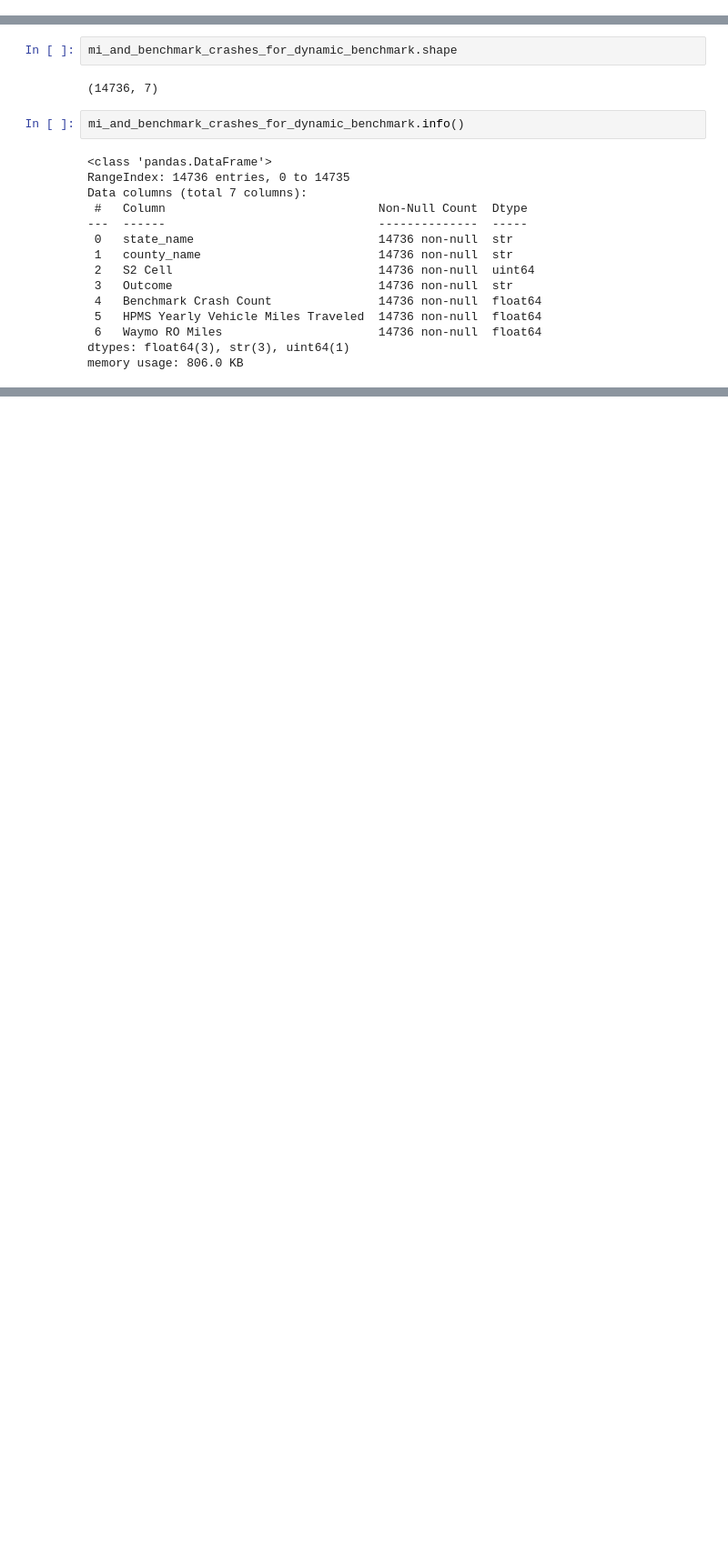
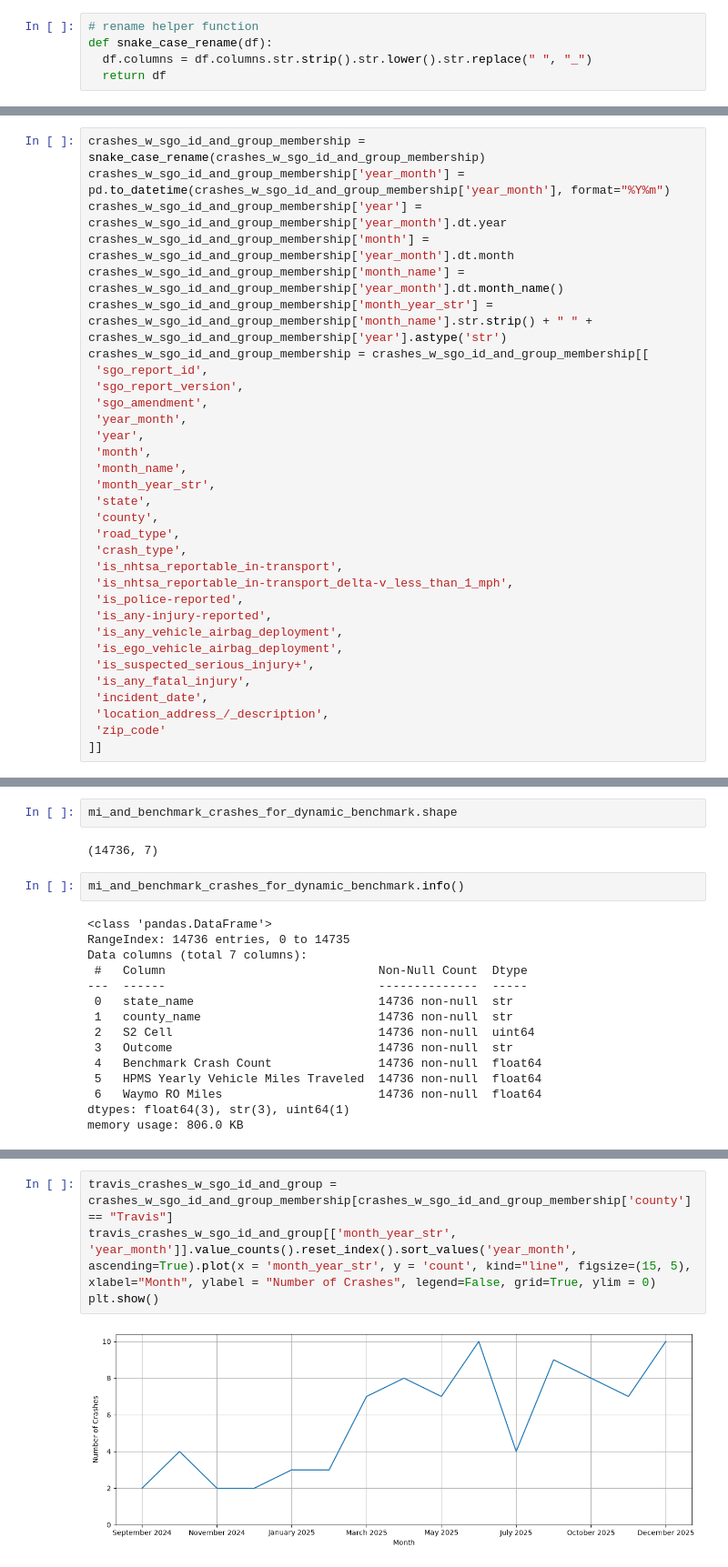
Before and after one commit to DiegoTorrealba/waymo-crashes, a Jupyter notebook: notebooks/data-exploration.ipynb, the cells around one changed output, grey strips where cells are left out. Shown at 91% size. Saved outputs shown, nothing was run; the diff lists cells and outputs as text; blank space fills up the shorter version.

```diff
--- a/notebooks/data-exploration.ipynb
+++ b/notebooks/data-exploration.ipynb
@@ -13,6 +13,11 @@ Read about where I found the data in the README.
 import numpy as np
 import pandas as pd
 import matplotlib.pyplot as plt
+# %%
+# rename helper function
+def snake_case_rename(df):
+  df.columns = df.columns.str.strip().str.lower().str.replace(" ", "_")
+  return df
 # %%
 ro_mi_per_location = pd.read_csv("../data/raw/csv1-RO-Miles-per-Location.csv")
 ro_mi_per_location = ro_mi_per_location[ro_mi_per_location['County Name'] != "All Locations (mileage blended)"] # get rid of aggregate row
@@ -84,3 +120,35 @@ Data columns (total 19 columns):
  18  Zip Code                                                  1390 non-null   str
 dtypes: bool(8), float64(1), int64(1), str(9)
 memory usage: 130.4 KB
+# %%
+crashes_w_sgo_id_and_group_membership = snake_case_rename(crashes_w_sgo_id_and_group_membership)
+crashes_w_sgo_id_and_group_membership['year_month'] = pd.to_datetime(crashes_w_sgo_id_and_group_membership['year_month'], format="%Y%m")
+crashes_w_sgo_id_and_group_membership['year'] = crashes_w_sgo_id_and_group_membership['year_month'].dt.year
+crashes_w_sgo_id_and_group_membership['month'] = crashes_w_sgo_id_and_group_membership['year_month'].dt.month
+crashes_w_sgo_id_and_group_membership['month_name'] = crashes_w_sgo_id_and_group_membership['year_month'].dt.month_name()
+crashes_w_sgo_id_and_group_membership['month_year_str'] = crashes_w_sgo_id_and_group_membership['month_name'].str.strip() + " " + crashes_w_sgo_id_and_group_membership['year'].astype('str')
+crashes_w_sgo_id_and_group_membership = crashes_w_sgo_id_and_group_membership[[
+ 'sgo_report_id',
+ 'sgo_report_version',
+ 'sgo_amendment',
+ 'year_month',
+ 'year',
+ 'month',
+ 'month_name',
+ 'month_year_str',
+ 'state',
+ 'county',
+ 'road_type',
+ 'crash_type',
+ 'is_nhtsa_reportable_in-transport',
+ 'is_nhtsa_reportable_in-transport_delta-v_less_than_1_mph',
+ 'is_police-reported',
+ 'is_any-injury-reported',
+ 'is_any_vehicle_airbag_deployment',
+ 'is_ego_vehicle_airbag_deployment',
+ 'is_suspected_serious_injury+',
+ 'is_any_fatal_injury',
+ 'incident_date',
+ 'location_address_/_description',
+ 'zip_code'
+]]
@@ -154,0 +289,6 @@ memory usage: 806.0 KB
+# %%
+travis_crashes_w_sgo_id_and_group = crashes_w_sgo_id_and_group_membership[crashes_w_sgo_id_and_group_membership['county'] == "Travis"]
+travis_crashes_w_sgo_id_and_group[['month_year_str', 'year_month']].value_counts().reset_index().sort_values('year_month', ascending=True).plot(x = 'month_year_str', y = 'count', kind="line", figsize=(15, 5), xlabel="Month", ylabel = "Number of Crashes", legend=False, grid=True, ylim = 0)
+plt.show()
+# %% [output]
+[figure, added]
```
Also changed, not shown: parts of 17 cells of this notebook.
